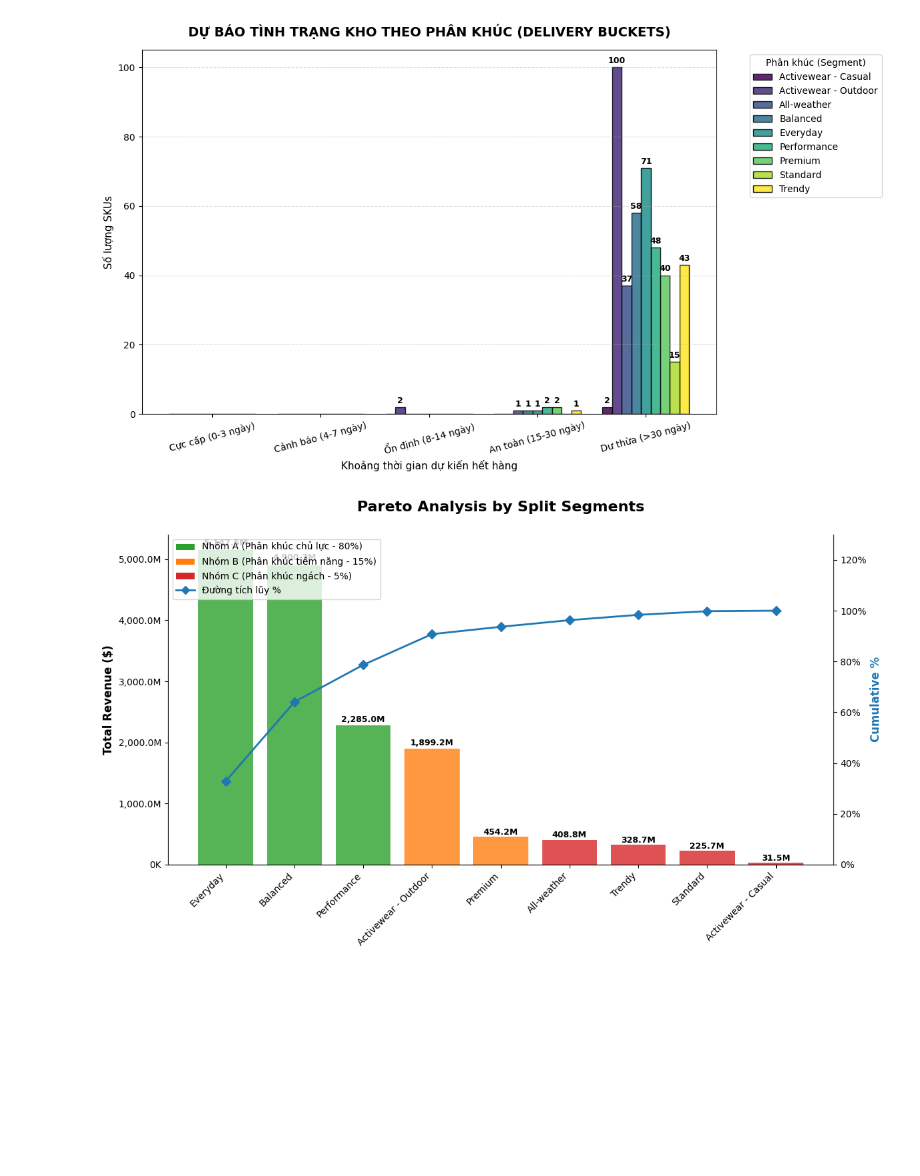
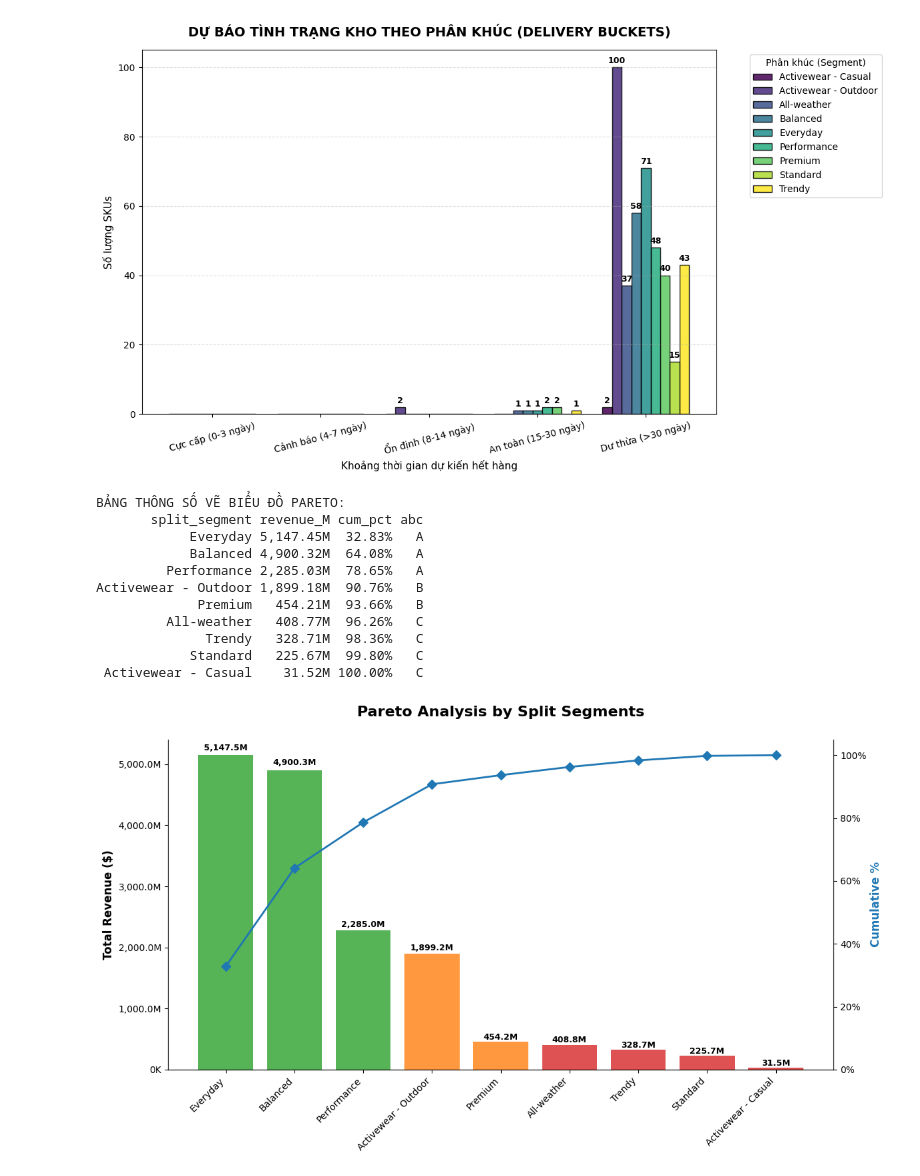
Before and after one commit to bee1zebub05/datathon-2026, a Jupyter notebook: DB5_Logistics.ipynb, the cells around one changed output. Cells and saved outputs as stored; diff of their text form; code cells hidden in the pictures; blank space fills up the shorter version.

```diff
--- a/DB5_Logistics.ipynb
+++ b/DB5_Logistics.ipynb
@@ -242,6 +242,20 @@ data['abc'] = pd.cut(data['cum_pct'], bins=[0, 80, 95, 100.01], labels=['A', 'B'
 color_map = {'A': '#2ca02c', 'B': '#ff7f0e', 'C': '#d62728'}
 data['color'] = data['abc'].map(color_map)
 
+# --- IN BẢNG THÔNG SỐ ---
+print("BẢNG THÔNG SỐ VẼ BIỂU ĐỒ PARETO:")
+# Tạo một bản sao để format mà không ảnh hưởng đến dữ liệu vẽ biểu đồ
+display_table = data.copy()
+
+# Định dạng doanh thu sang đơn vị Triệu (M) để dễ đọc
+display_table['revenue_M'] = display_table['revenue'].apply(lambda x: f"{x/1e6:,.2f}M")
+# Định dạng phần trăm tích lũy
+display_table['cum_pct'] = display_table['cum_pct'].apply(lambda x: f"{x:.2f}%")
+
+# Chỉ in các cột quan trọng
+columns_to_show = ['split_segment', 'revenue_M', 'cum_pct', 'abc']
+print(display_table[columns_to_show].to_string(index=False))
+
 # --- DỰNG BIỂU ĐỒ DUY NHẤT ---
 fig, ax1 = plt.subplots(figsize=(12, 7))
 
@@ -249,39 +263,42 @@ fig, ax1 = plt.subplots(figsize=(12, 7))
 bars = ax1.bar(data['split_segment'], data['revenue'], color=data['color'], width=0.8, alpha=0.8)
 ax1.set_ylabel('Total Revenue ($)', fontsize=12, fontweight='bold')
 plt.xticks(rotation=45, ha='right') # Xoay tên segment cho dễ đọc
 
 # Format trục Y1
 ax1.yaxis.set_major_formatter(plt.FuncFormatter(lambda x, loc: "{:,.0f}K".format(x/1e3) if x < 1e6 else "{:,.1f}M".format(x/1e6)))
 
 # Trục Y2 cho đường % tích lũy
 ax2 = ax1.twinx()
 ax2.plot(data['split_segment'], data['cum_pct'], color='#1f77b4', marker='D', ms=7, linewidth=2, label='Cumulative %')
 ax2.set_ylabel('Cumulative %', fontsize=12, fontweight='bold', color='#1f77b4')
 ax2.yaxis.set_major_formatter(PercentFormatter())
 ax2.set_ylim(0, 105)
 
 # Thêm nhãn giá trị doanh thu lên đầu mỗi cột (tùy chọn)
 for bar in bars:
     height = bar.get_height()
     ax1.text(bar.get_x() + bar.get_width()/2., height + (height*0.01),
              "{:,.1f}M".format(height/1e6) if height >= 1e6 else "{:,.0f}K".format(height/1e3),
              ha='center', va='bottom', fontsize=9, fontweight='bold')
 
 # Styling
 ax1.spines['top'].set_visible(False)
 ax2.spines['top'].set_visible(False)
 plt.title('Pareto Analysis by Split Segments', fontsize=16, fontweight='bold', pad=25)
 
-# Legend
-legend_elements = [
-    Patch(facecolor='#2ca02c', label='Nhóm A (Phân khúc chủ lực - 80%)'),
-    Patch(facecolor='#ff7f0e', label='Nhóm B (Phân khúc tiềm năng - 15%)'),
-    Patch(facecolor='#d62728', label='Nhóm C (Phân khúc ngách - 5%)'),
-    plt.Line2D([0], [0], color='#1f77b4', marker='D', lw=2, label='Đường tích lũy %')
-]
-ax1.legend(handles=legend_elements, loc='upper left')
 
 plt.tight_layout()
 plt.show()
 # %% [output]
+BẢNG THÔNG SỐ VẼ BIỂU ĐỒ PARETO:
+       split_segment revenue_M cum_pct abc
+            Everyday 5,147.45M  32.83%   A
+            Balanced 4,900.32M  64.08%   A
+         Performance 2,285.03M  78.65%   A
+Activewear - Outdoor 1,899.18M  90.76%   B
+             Premium   454.21M  93.66%   B
+         All-weather   408.77M  96.26%   C
+              Trendy   328.71M  98.36%   C
+            Standard   225.67M  99.80%   C
+ Activewear - Casual    31.52M 100.00%   C
-[figure, old version]
+[figure, new version]
```
